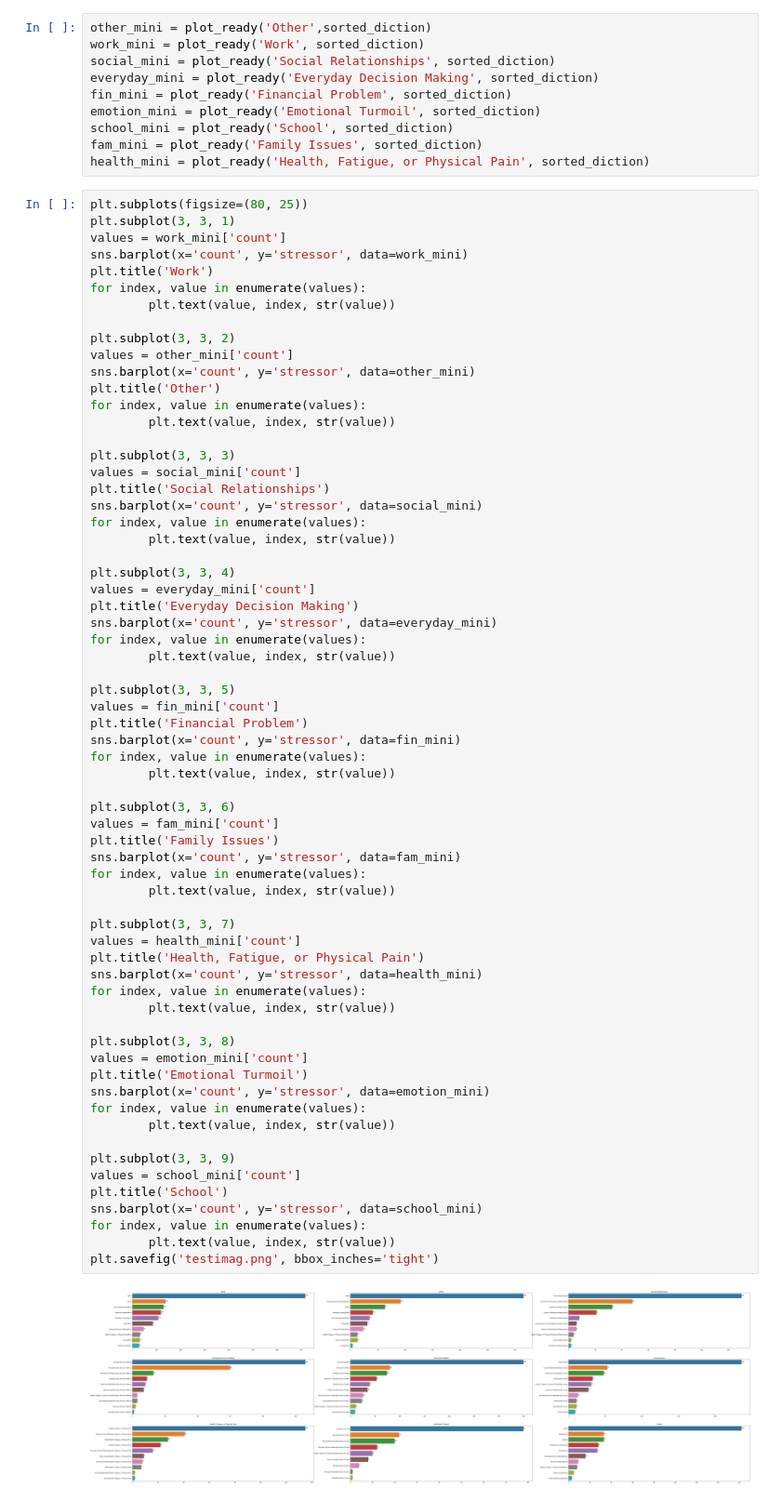
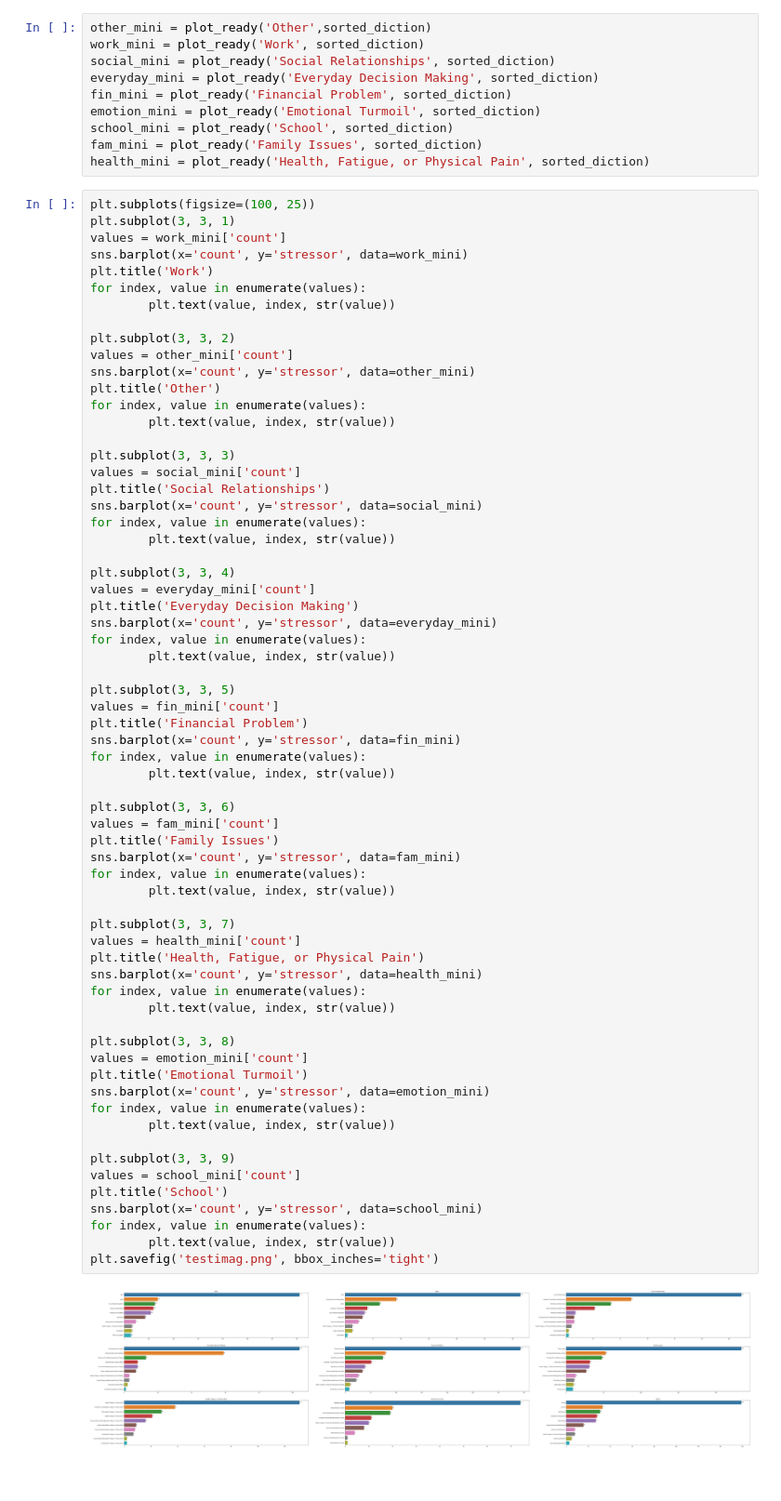
Before and after one commit to PervasiveWellbeingTech/Popbots-mTurk-HITS, a Jupyter notebook: mturk-automation/pair_analysis.ipynb, the cells around one changed output. Shown at 93% size. Drawn from its saved outputs; the diff is of its cells as text; blank space fills up the shorter version.

Commit message:
fixed graph margins

```diff
--- a/mturk-automation/pair_analysis.ipynb
+++ b/mturk-automation/pair_analysis.ipynb
@@ -212,7 +161,7 @@ school_mini = plot_ready('School', sorted_diction)
 fam_mini = plot_ready('Family Issues', sorted_diction)
 health_mini = plot_ready('Health, Fatigue, or Physical Pain', sorted_diction)
 # %%
-plt.subplots(figsize=(80, 25))
+plt.subplots(figsize=(100, 25))
 plt.subplot(3, 3, 1)
 values = work_mini['count']
 sns.barplot(x='count', y='stressor', data=work_mini)
@@ -250,31 +199,31 @@ for index, value in enumerate(values):
 
 plt.subplot(3, 3, 6)
 values = fam_mini['count']
 plt.title('Family Issues')
 sns.barplot(x='count', y='stressor', data=fam_mini)
 for index, value in enumerate(values):
         plt.text(value, index, str(value))
 
 plt.subplot(3, 3, 7)
 values = health_mini['count']
 plt.title('Health, Fatigue, or Physical Pain')
 sns.barplot(x='count', y='stressor', data=health_mini)
 for index, value in enumerate(values):
         plt.text(value, index, str(value))
 
 plt.subplot(3, 3, 8)
 values = emotion_mini['count']
 plt.title('Emotional Turmoil')
 sns.barplot(x='count', y='stressor', data=emotion_mini)
 for index, value in enumerate(values):
         plt.text(value, index, str(value))
 
 plt.subplot(3, 3, 9)
 values = school_mini['count']
 plt.title('School')
 sns.barplot(x='count', y='stressor', data=school_mini)
 for index, value in enumerate(values):
         plt.text(value, index, str(value))
 plt.savefig('testimag.png', bbox_inches='tight')
 # %% [output]
-[figure, old version]
+[figure, new version]
```
Also changed, not shown: parts of 8 cells of this notebook.
